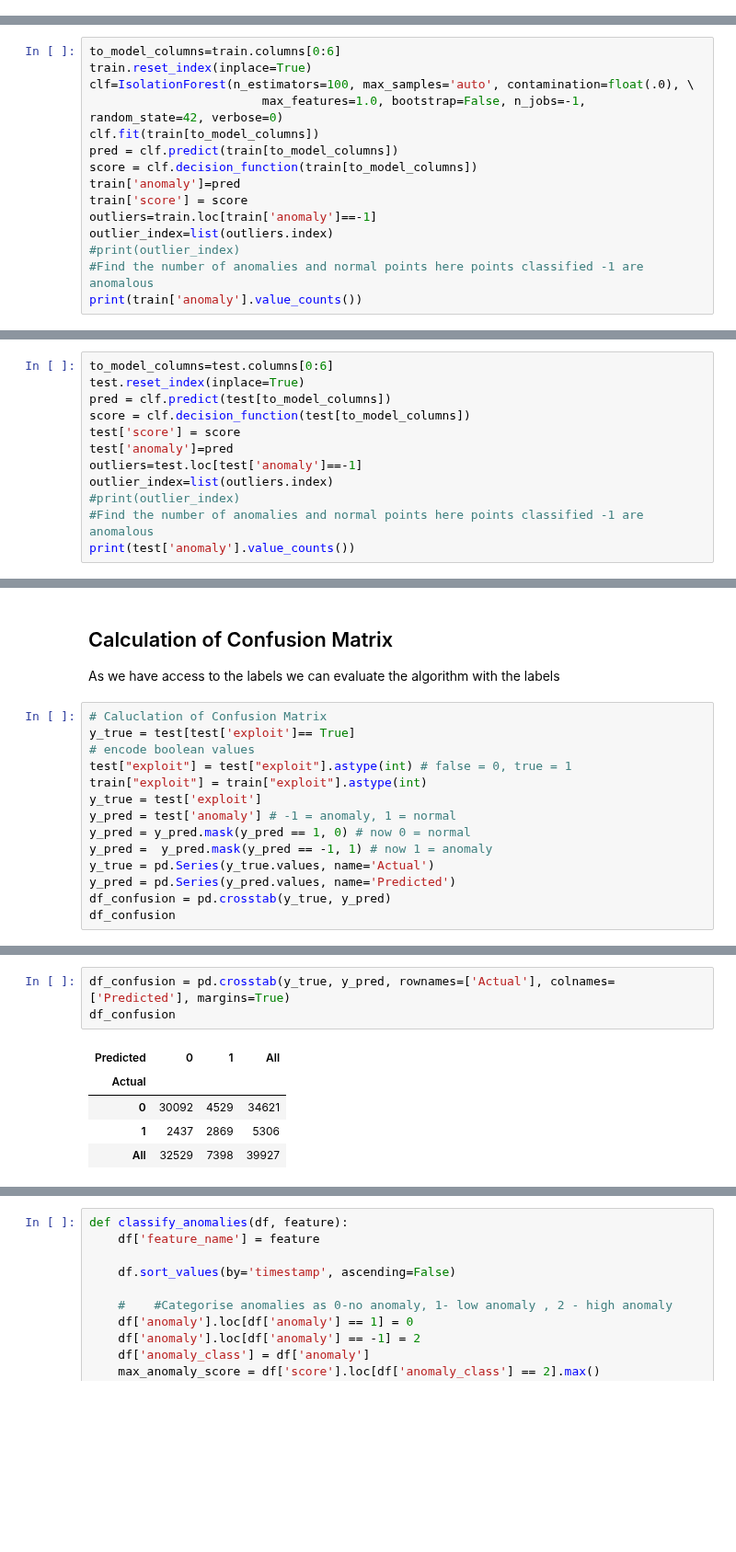
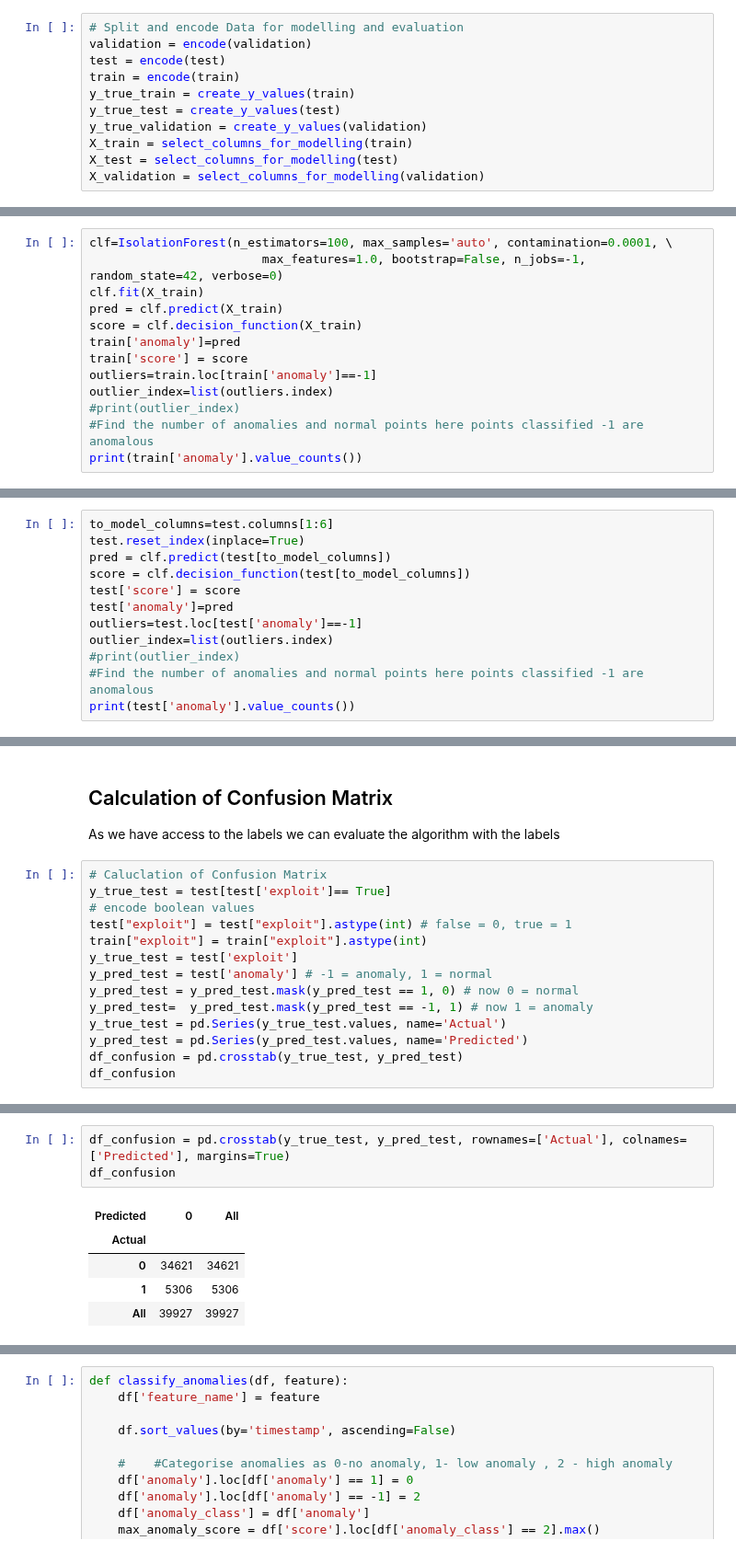
Before and after one commit to Janalytics94/anomaly-detection-software, a Jupyter notebook: src/analyse/model.ipynb, the cells around one changed output, grey strips where cells are left out. Shown at 92% size. Saved outputs shown, nothing was run; the diff lists cells and outputs as text; blank space fills up the shorter version.

```diff
--- a/src/analyse/model.ipynb
+++ b/src/analyse/model.ipynb
@@ -65,3 +40,14 @@ plt.plot(test.iloc[:,1], test.iloc[:,2],'o', markersize=10, color=[0.5,0.5,0.5])
+# %%
+# Split and encode Data for modelling and evaluation
+validation = encode(validation)
+test = encode(test)
+train = encode(train)
+y_true_train = create_y_values(train)
+y_true_test = create_y_values(test)
+y_true_validation = create_y_values(validation)
+X_train = select_columns_for_modelling(train)
+X_test = select_columns_for_modelling(test)
+X_validation = select_columns_for_modelling(validation)
 # %% [markdown]
 ## Isolation Forest
 - uses tree-based approach to isolate anomalies after modelling itself on "normal" data in an unsupervised fashion.
@@ -69,13 +55,11 @@ https://www.projectpro.io/article/anomaly-detection-using-machine-learning-in-py
 # %% [markdown]
 # Train Data
 # %%
-to_model_columns=train.columns[0:6]
-train.reset_index(inplace=True)
-clf=IsolationForest(n_estimators=100, max_samples='auto', contamination=float(.0), \
+clf=IsolationForest(n_estimators=100, max_samples='auto', contamination=0.0001, \
                         max_features=1.0, bootstrap=False, n_jobs=-1, random_state=42, verbose=0)
-clf.fit(train[to_model_columns])
-pred = clf.predict(train[to_model_columns])
-score = clf.decision_function(train[to_model_columns])
+clf.fit(X_train)
+pred = clf.predict(X_train)
+score = clf.decision_function(X_train)
 train['anomaly']=pred
 train['score'] = score
 outliers=train.loc[train['anomaly']==-1]
@@ -120,7 +117,7 @@ plt.show()
 # %% [markdown]
 # Test Data
 # %%
-to_model_columns=test.columns[0:6]
+to_model_columns=test.columns[1:6]
 test.reset_index(inplace=True)
 pred = clf.predict(test[to_model_columns])
 score = clf.decision_function(test[to_model_columns])
@@ -173,16 +166,16 @@ plt.show()
 As we have access to the labels we can evaluate the algorithm with the labels
 # %%
 # Caluclation of Confusion Matrix
-y_true = test[test['exploit']== True]
+y_true_test = test[test['exploit']== True]
 # encode boolean values
 test["exploit"] = test["exploit"].astype(int) # false = 0, true = 1
 train["exploit"] = train["exploit"].astype(int)
-y_true = test['exploit']
-y_pred = test['anomaly'] # -1 = anomaly, 1 = normal
-y_pred = y_pred.mask(y_pred == 1, 0) # now 0 = normal
-y_pred =  y_pred.mask(y_pred == -1, 1) # now 1 = anomaly
-y_true = pd.Series(y_true.values, name='Actual')
-y_pred = pd.Series(y_pred.values, name='Predicted')
-df_confusion = pd.crosstab(y_true, y_pred)
+y_true_test = test['exploit']
+y_pred_test = test['anomaly'] # -1 = anomaly, 1 = normal
+y_pred_test = y_pred_test.mask(y_pred_test == 1, 0) # now 0 = normal
+y_pred_test=  y_pred_test.mask(y_pred_test == -1, 1) # now 1 = anomaly
+y_true_test = pd.Series(y_true_test.values, name='Actual')
+y_pred_test = pd.Series(y_pred_test.values, name='Predicted')
+df_confusion = pd.crosstab(y_true_test, y_pred_test)
 df_confusion
 # %% [output]
@@ -193,9 +186,9 @@ df_confusion
 # %%
-df_confusion = pd.crosstab(y_true, y_pred, rownames=['Actual'], colnames=['Predicted'], margins=True)
+df_confusion = pd.crosstab(y_true_test, y_pred_test, rownames=['Actual'], colnames=['Predicted'], margins=True)
 df_confusion
 # %% [output]
-| Predicted | 0 | 1 | All |
-| Actual |  |  |  |
-| 0 | 30092 | 4529 | 34621 |
-| 1 | 2437 | 2869 | 5306 |
-| All | 32529 | 7398 | 39927 |
+| Predicted | 0 | All |
+| Actual |  |  |
+| 0 | 34621 | 34621 |
+| 1 | 5306 | 5306 |
+| All | 39927 | 39927 |
```
Also changed, not shown: parts of 22 cells of this notebook, 4 other files.
